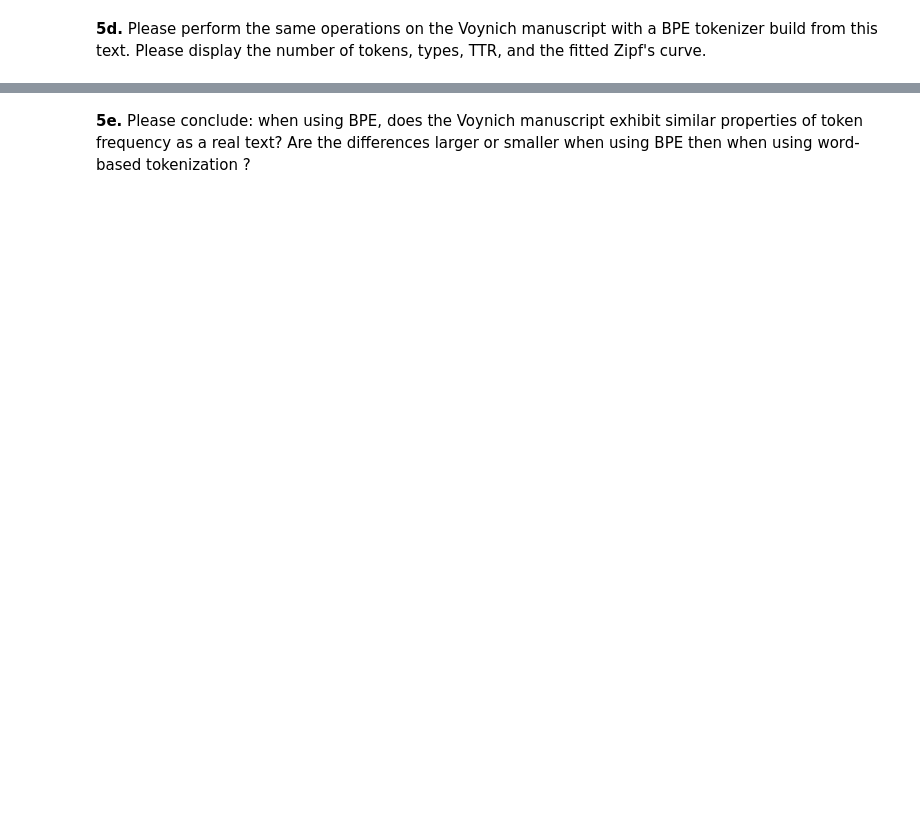
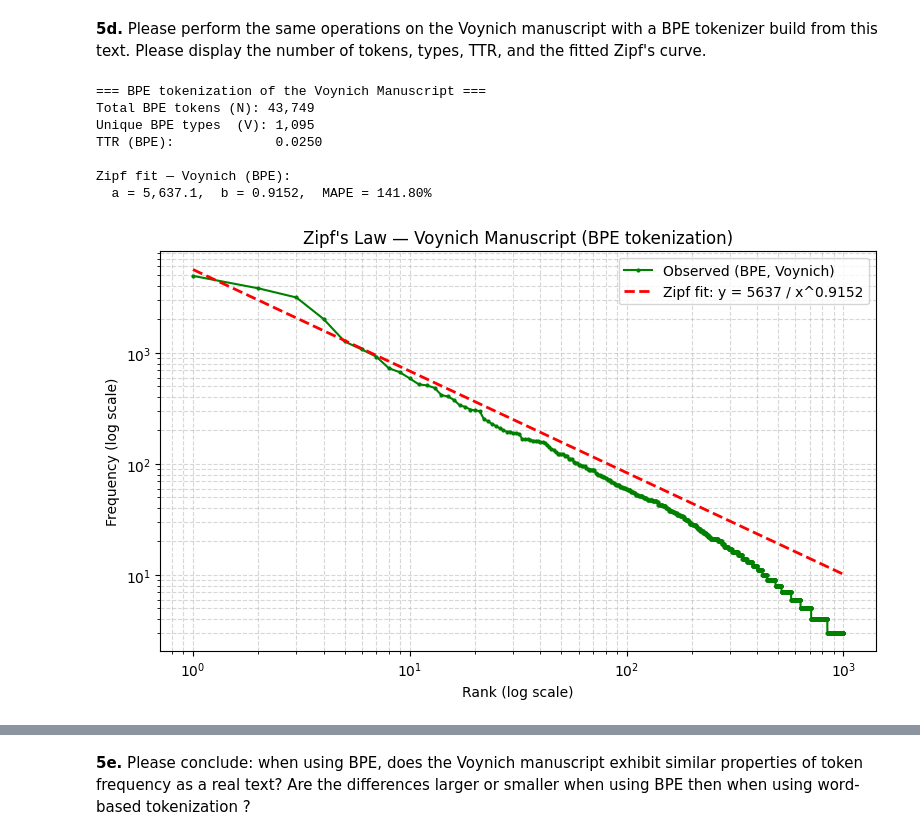
Before and after one commit to pdsalus/AdvNLP_projects, a Jupyter notebook: Lab_1/MSE_AdvNLP_Lab1_student.ipynb, the cells around one changed output, grey strips where cells are left out. Drawn from its saved outputs; the diff is of its cells as text; code cells hidden in the pictures; blank space fills up the shorter version.

```diff
--- a/Lab_1/MSE_AdvNLP_Lab1_student.ipynb
+++ b/Lab_1/MSE_AdvNLP_Lab1_student.ipynb
@@ -608,0 +683,65 @@ import sentencepiece as spm
+# %%
+# Please write your Python code in this cell and execute it.
+
+# Write Voynich tokens as lines of text for SentencePiece input
+with open('voynich_lines.txt', 'w', encoding='utf-8') as f:
+    chunk_size = 20
+    for i in range(0, len(voynich_tokens), chunk_size):
+        f.write(' '.join(voynich_tokens[i:i+chunk_size]) + '\n')
+
+spm.SentencePieceTrainer.train(
+    input='voynich_lines.txt',
+    model_prefix='voynich_bpe',
+    vocab_size=1100,
+    model_type='bpe',
+    character_coverage=1.0,
+    pad_id=0, unk_id=1, bos_id=2, eos_id=3
+)
+
+sp_voy = spm.SentencePieceProcessor()
+sp_voy.load('voynich_bpe.model')
+
+bpe_tokens_voy = []
+for tok in voynich_tokens:
+    bpe_tokens_voy.extend(sp_voy.encode(tok, out_type=str))
+
+N_bpe_voy   = len(bpe_tokens_voy)
+V_bpe_voy   = len(set(bpe_tokens_voy))
+TTR_bpe_voy = V_bpe_voy / N_bpe_voy
+
+print('=== BPE tokenization of the Voynich Manuscript ===')
+print(f'Total BPE tokens (N): {N_bpe_voy:,}')
+print(f'Unique BPE types  (V): {V_bpe_voy:,}')
+print(f'TTR (BPE):             {TTR_bpe_voy:.4f}')
+
+fdist_bpe_voy = nltk.FreqDist(bpe_tokens_voy)
+top_bpe_voy = fdist_bpe_voy.most_common(1000)
+r_bpe_voy = np.arange(1, len(top_bpe_voy) + 1)
+f_bpe_voy = np.array([c for _, c in top_bpe_voy])
+
+popt_bpe_voy, _ = curve_fit(zipf_model, r_bpe_voy, f_bpe_voy, p0=[5000, 1.0], maxfev=10000)
+a_bpe_voy, b_bpe_voy = popt_bpe_voy
+f_bpe_voy_pred = zipf_model(r_bpe_voy, a_bpe_voy, b_bpe_voy)
+mape_bpe_voy = np.mean(np.abs((f_bpe_voy - f_bpe_voy_pred) / f_bpe_voy)) * 100
+
+print(f'\nZipf fit — Voynich (BPE):')
+print(f'  a = {a_bpe_voy:,.1f},  b = {b_bpe_voy:.4f},  MAPE = {mape_bpe_voy:.2f}%')
+
+plt.figure(figsize=(8, 5))
+plt.plot(r_bpe_voy, f_bpe_voy, 'g-o', markersize=2, label='Observed (BPE, Voynich)')
+plt.plot(r_bpe_voy, f_bpe_voy_pred, 'r--', linewidth=2,
+         label=f'Zipf fit: y = {a_bpe_voy:.0f} / x^{b_bpe_voy:.4f}')
+plt.xscale('log'); plt.yscale('log')
+plt.xlabel('Rank (log scale)'); plt.ylabel('Frequency (log scale)')
+plt.title("Zipf's Law — Voynich Manuscript (BPE tokenization)")
+plt.legend(); plt.grid(True, which='both', linestyle='--', alpha=0.5)
+plt.tight_layout(); plt.show()
+# %% [output]
+=== BPE tokenization of the Voynich Manuscript ===
+Total BPE tokens (N): 43,749
+Unique BPE types  (V): 1,095
+TTR (BPE):             0.0250
+
+Zipf fit — Voynich (BPE):
+  a = 5,637.1,  b = 0.9152,  MAPE = 141.80%
+[figure, added]
```
Also changed, not shown: parts of 11 cells of this notebook, 5 other files.
